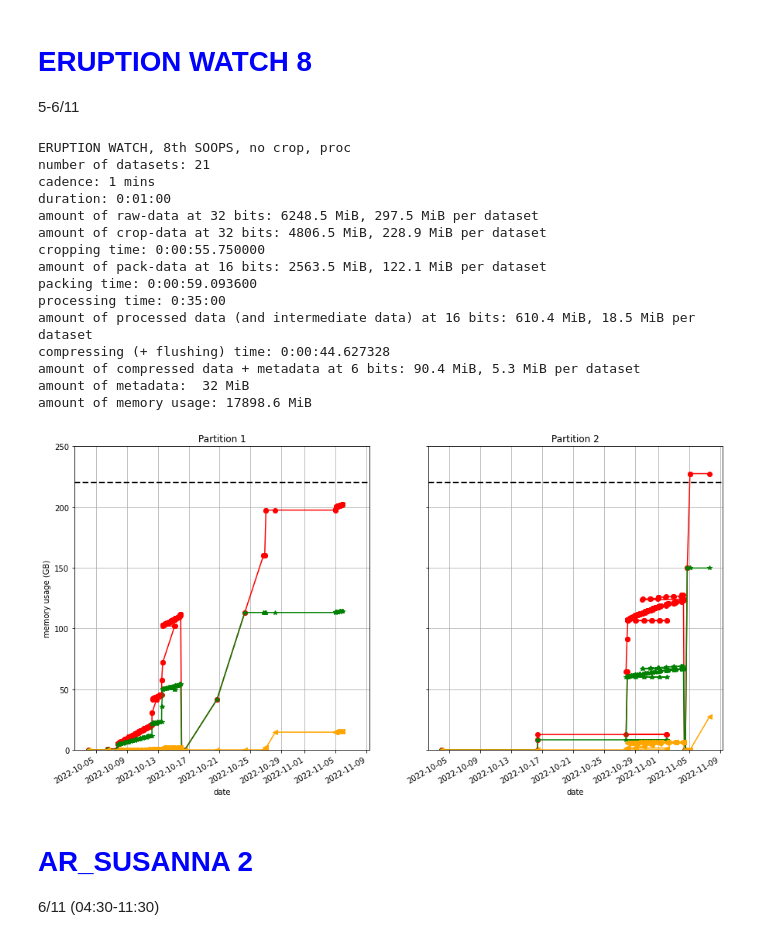
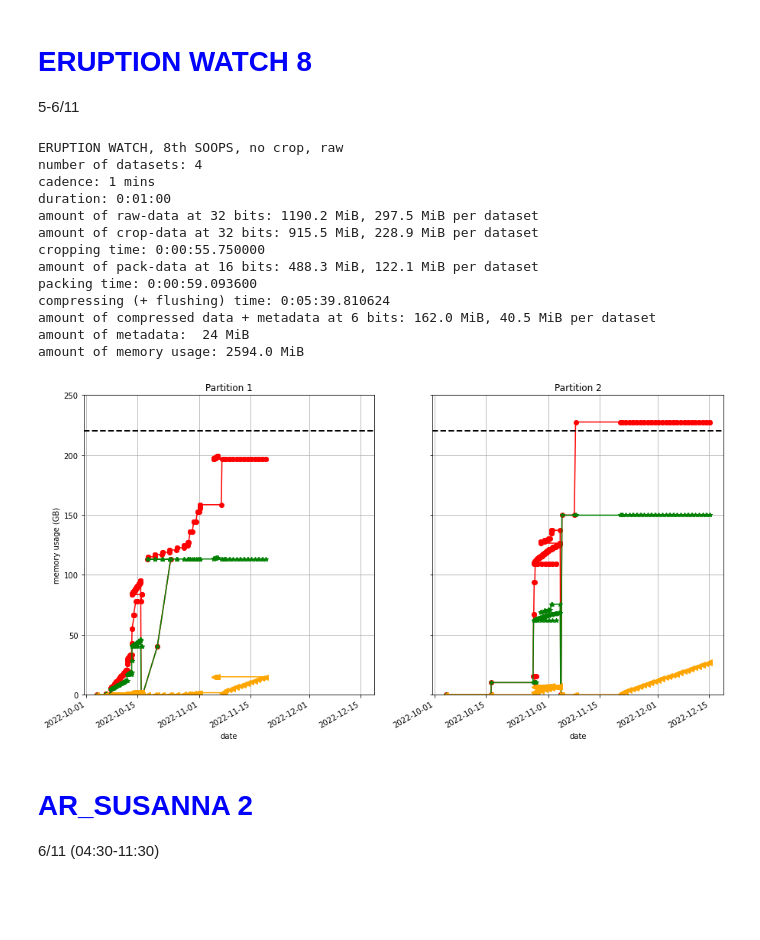
Before and after one commit to dcalc/PHI_TMtool, a Jupyter notebook: NMP1_RSW456.ipynb, the cells around one changed output. Drawn from its saved outputs; the diff is of its cells as text; code cells hidden in the pictures; blank space fills up the shorter version.

```diff
--- a/NMP1_RSW456.ipynb
+++ b/NMP1_RSW456.ipynb
@@ -782,29 +867,28 @@ amount of memory usage: 216980.0 MiB
 # %%
 t0 = DT.fromisoformat('2022-11-05T00:00:00')
 t1 = DT.fromisoformat('2022-11-06T04:30:00')
 i = 1
 
-synoptic_raw(M4,t0,t1,6*60,(2048,1536,4,6),6,i,False)
+M4r = PHI_MODE('FDT')
+synoptic_raw(M4r,t0,t1,6*60,(2048,1536,4,6),6,i,False)
 
-printp(M4,label='ERUPTION WATCH, 8th SOOPS, no crop, proc')
+printp(M4r,label='ERUPTION WATCH, 8th SOOPS, no crop, raw')
 plot_tot(PHI,ylim=(0,250))
 # %% [output]
-ERUPTION WATCH, 8th SOOPS, no crop, proc
-number of datasets: 21
+ERUPTION WATCH, 8th SOOPS, no crop, raw
+number of datasets: 4
 cadence: 1 mins
 duration: 0:01:00
-amount of raw-data at 32 bits: 6248.5 MiB, 297.5 MiB per dataset
-amount of crop-data at 32 bits: 4806.5 MiB, 228.9 MiB per dataset
+amount of raw-data at 32 bits: 1190.2 MiB, 297.5 MiB per dataset
+amount of crop-data at 32 bits: 915.5 MiB, 228.9 MiB per dataset
 cropping time: 0:00:55.750000
-amount of pack-data at 16 bits: 2563.5 MiB, 122.1 MiB per dataset
+amount of pack-data at 16 bits: 488.3 MiB, 122.1 MiB per dataset
 packing time: 0:00:59.093600
-processing time: 0:35:00
-amount of processed data (and intermediate data) at 16 bits: 610.4 MiB, 18.5 MiB per dataset
-compressing (+ flushing) time: 0:00:44.627328
-amount of compressed data + metadata at 6 bits: 90.4 MiB, 5.3 MiB per dataset
-amount of metadata:  32 MiB
-amount of memory usage: 17898.6 MiB
+compressing (+ flushing) time: 0:05:39.810624
+amount of compressed data + metadata at 6 bits: 162.0 MiB, 40.5 MiB per dataset
+amount of metadata:  24 MiB
+amount of memory usage: 2594.0 MiB
-[figure, old version]
+[figure, new version]
 # %% [markdown]
 # <span style="color:blue">AR_SUSANNA 2</span> <br>
 6/11 (04:30-11:30)
```
Also changed, not shown: parts of 21 cells of this notebook.
